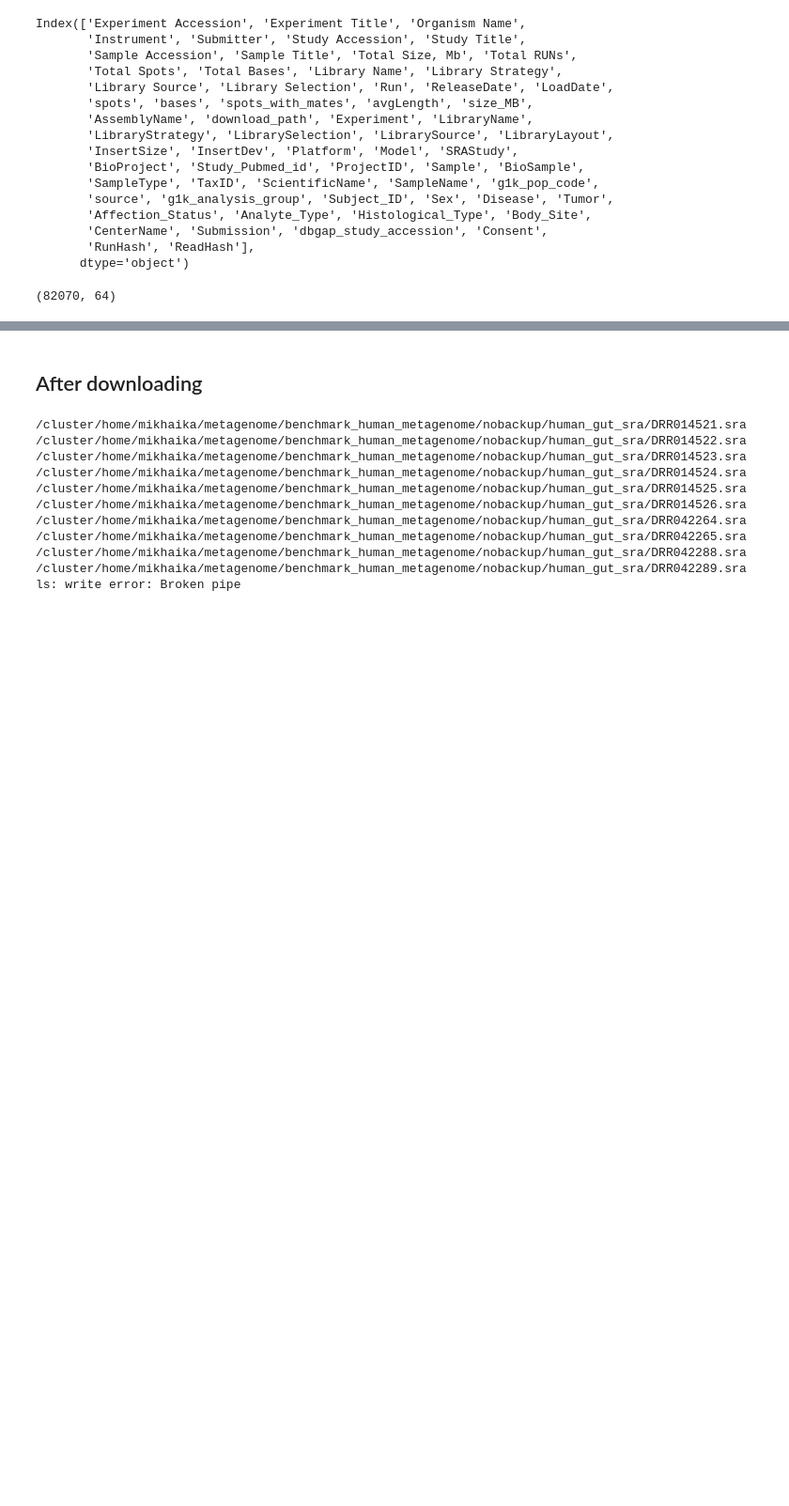
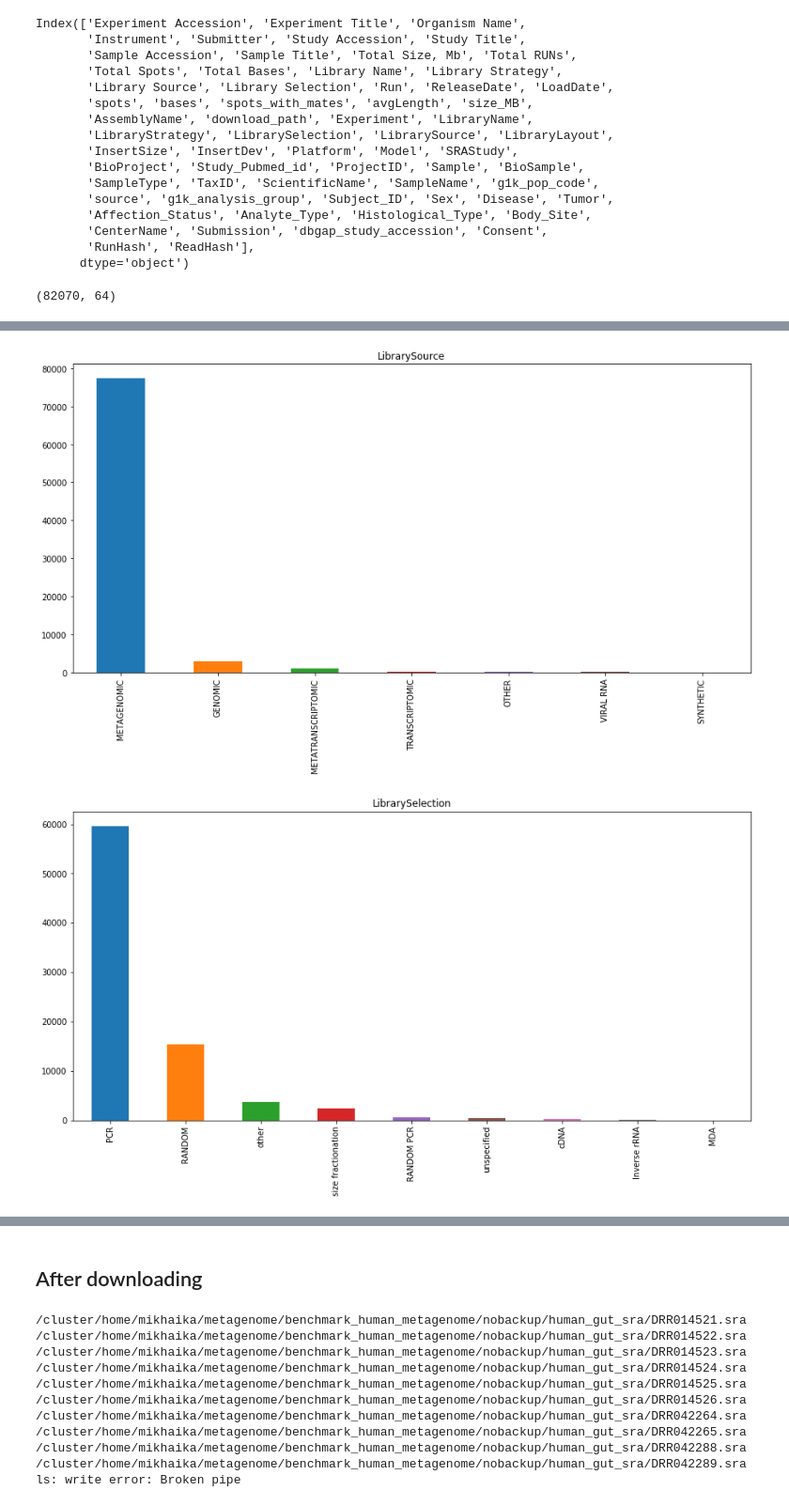
Before and after one commit to ratschlab/metagraph, a Jupyter notebook: SRA.ipynb, the cells around one changed output, grey strips where cells are left out. Shown at 94% size. Saved outputs shown, nothing was run; the diff lists cells and outputs as text; code cells hidden in the pictures; blank space fills up the shorter version.

```diff
--- a/SRA.ipynb
+++ b/SRA.ipynb
@@ -281,3 +283,28 @@ Index(['Experiment Accession', 'Experiment Title', 'Organism Name',
 filtered_df.shape
 # %% [output]
 (82070, 64)
+# %%
+df_labels = filtered_df.copy()
+
+good = ['Experiment Title', 'Study Title', 'Run', 'Sample', 'BioSample', 'Sex', 'Body_Site',
+        'LibraryStrategy', 'LibrarySelection', 'LibrarySource']
+
+bad = ['Experiment Accession', 'Organism Name', 'Instrument', 'Submitter', 'Study Accession', 'Sample Accession',
+       'Sample Title', 'Total Size, Mb', 'Total RUNs', 'Total Spots', 'Total Bases', 'Library Name', 'Library Strategy',
+       'Library Selection', 'ReleaseDate', 'LoadDate', 'spots', 'bases', 'spots_with_mates', 'avgLength', 'size_MB',
+       'AssemblyName', 'download_path', 'Experiment', 'LibraryName', 'Library Source', 'LibraryLayout', 'InsertSize',
+       'InsertDev', 'Platform', 'Model', 'SRAStudy', 'Study_Pubmed_id', 'ProjectID', 'SampleType', 'TaxID',
+       'ScientificName', 'SampleName', 'g1k_pop_code', 'source', 'g1k_analysis_group', 'Subject_ID', 'Tumor',
+       'Affection_Status', 'Analyte_Type', 'Histological_Type', 'Disease', 'CenterName', 'Submission', 'dbgap_study_accession',
+       'Consent', 'RunHash', 'ReadHash', 'BioProject']
+
+for col in bad + good:
+    del df_labels[col]
+
+for col in df_labels.columns:
+    print('\n', col, ':')
+    print(df_labels.loc[:, col].unique())
+# %%
+for col in good:
+    print('\n', col, ':')
+    print(filtered_df.loc[:, col].unique())
@@ -283,0 +329,10 @@ filtered_df.shape
+# %%
+for col in good[::-1]:
+    if (len(filtered_df.loc[:, col].unique()) < 5000):
+        fig, ax = plt.subplots(figsize=(15, 7))
+        ax.set_title(col)
+        pd.value_counts(filtered_df.loc[:, col]).iloc[:100].plot.bar(ax=ax)
+        plt.show()
+# %% [output]
+[figure, added]
+[figure, added]
```
Also changed, not shown: parts of 8 cells of this notebook, 7 other files.
